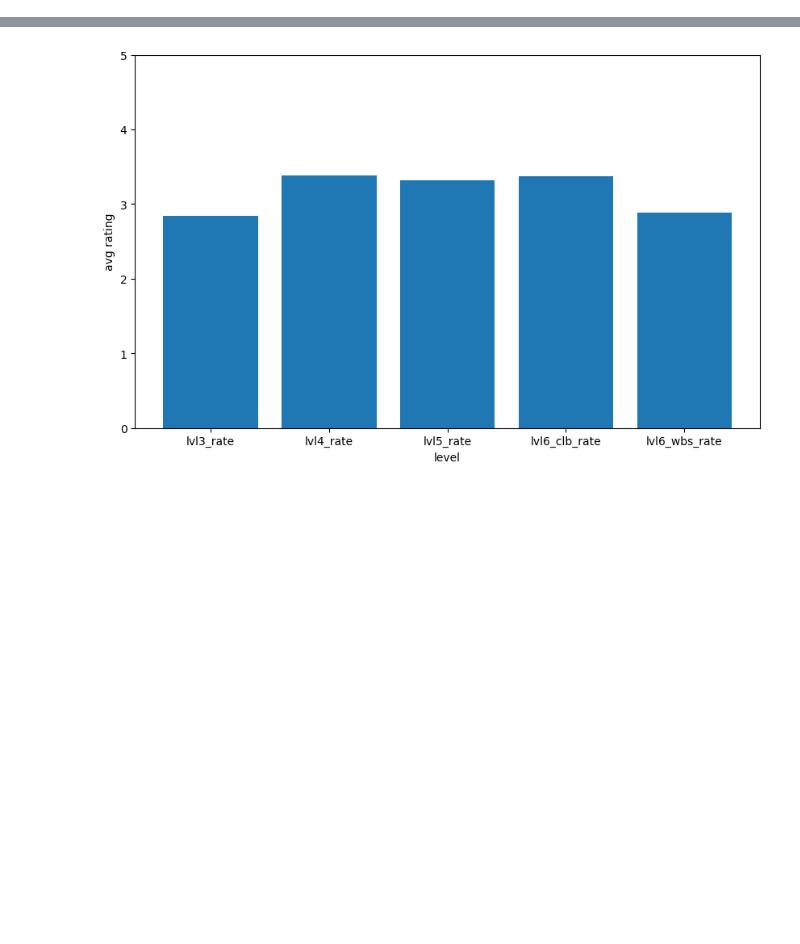
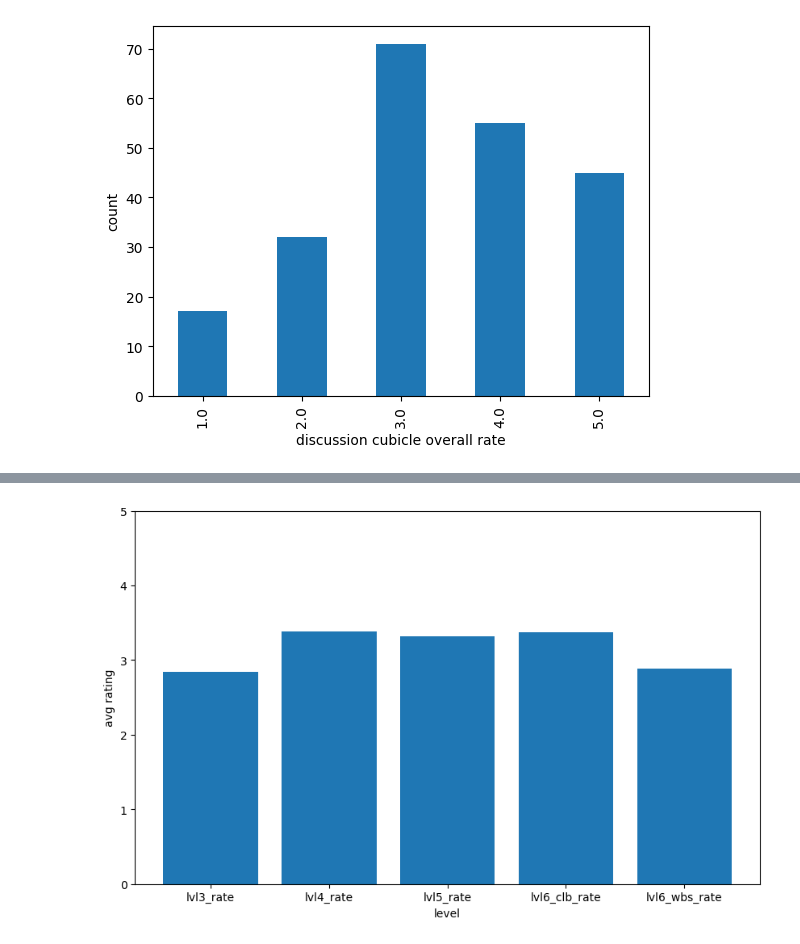
Before and after one commit to chriskbs/DSA3101, a Jupyter notebook: notebooks/survey_trend.ipynb, the cells around one changed output, grey strips where cells are left out. Saved outputs shown, nothing was run; the diff lists cells and outputs as text; code cells hidden in the pictures; blank space fills up the shorter version.

```diff
--- a/notebooks/survey_trend.ipynb
+++ b/notebooks/survey_trend.ipynb
@@ -21,0 +22,10 @@ df.columns = ['Datatime', 'visit_time', 'entry_lvl', 'visit_reason', 'year_of_st
+# %%
+# visualise distribution of each furniture (before fillna)
+discussion_counts = df['discussion_cubicles_rate'].explode().value_counts().sort_index()
+
+discussion_counts.plot(kind='bar')
+plt.xlabel('discussion cubicle overall rate')
+plt.ylabel('count')
+plt.show()
+# %% [output]
+[figure, added]
```
Also changed, not shown: parts of 23 cells of this notebook, 4 other files.
